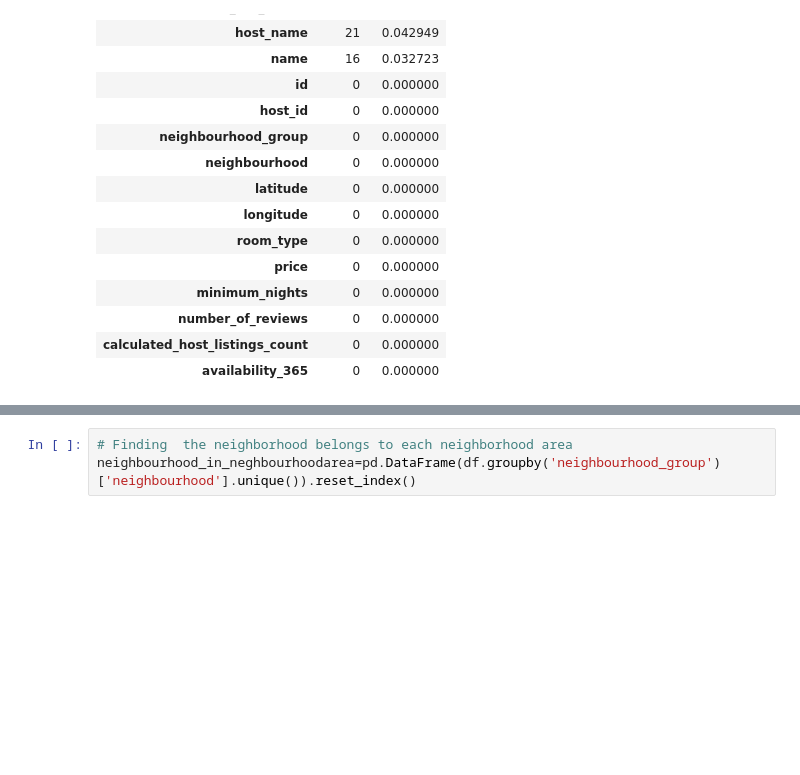
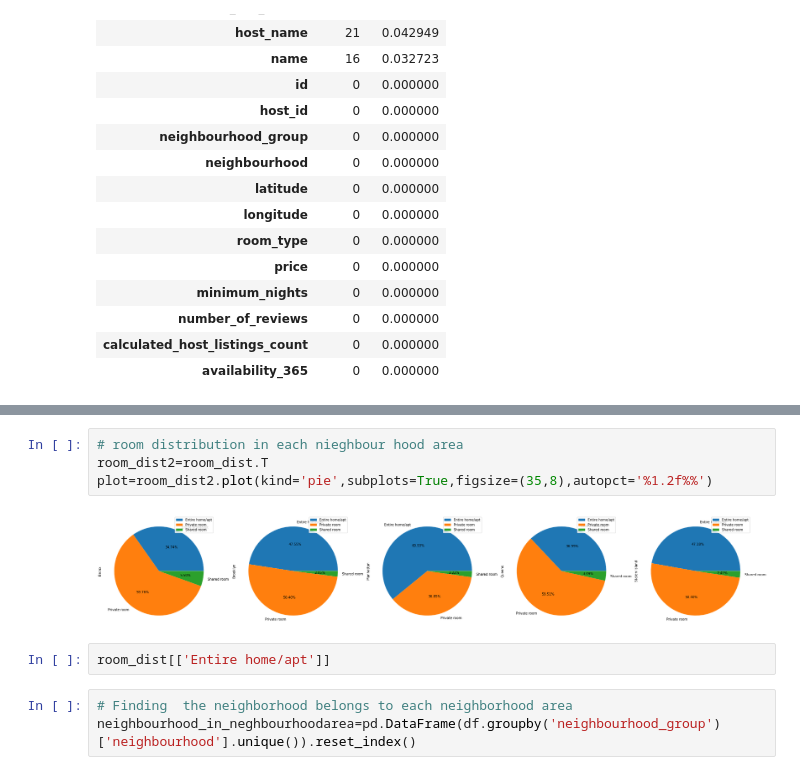
Before and after one commit to junaiskv94/Airbnb_bookin_Analysis, a Jupyter notebook: Copy_of_Airbnb_Bookings_Analysis_Capstone_Project.ipynb, the cells around one changed output, grey strips where cells are left out. Drawn from its saved outputs; the diff is of its cells as text; blank space fills up the shorter version.

```diff
--- a/Copy_of_Airbnb_Bookings_Analysis_Capstone_Project.ipynb
+++ b/Copy_of_Airbnb_Bookings_Analysis_Capstone_Project.ipynb
@@ -179,3 +214,11 @@ array(['Brooklyn', 'Manhattan', 'Queens', 'Staten Island', 'Bronx'],
+# %%
+# room distribution in each nieghbour hood area
+room_dist2=room_dist.T
+plot=room_dist2.plot(kind='pie',subplots=True,figsize=(35,8),autopct='%1.2f%%')
+# %% [output]
+[figure, added]
+# %%
+room_dist[['Entire home/apt']]
 # %%
 # Finding  the neighborhood belongs to each neighborhood area
 neighbourhood_in_neghbourhoodarea=pd.DataFrame(df.groupby('neighbourhood_group')['neighbourhood'].unique()).reset_index()
```
Also changed, not shown: parts of 14 cells of this notebook.
